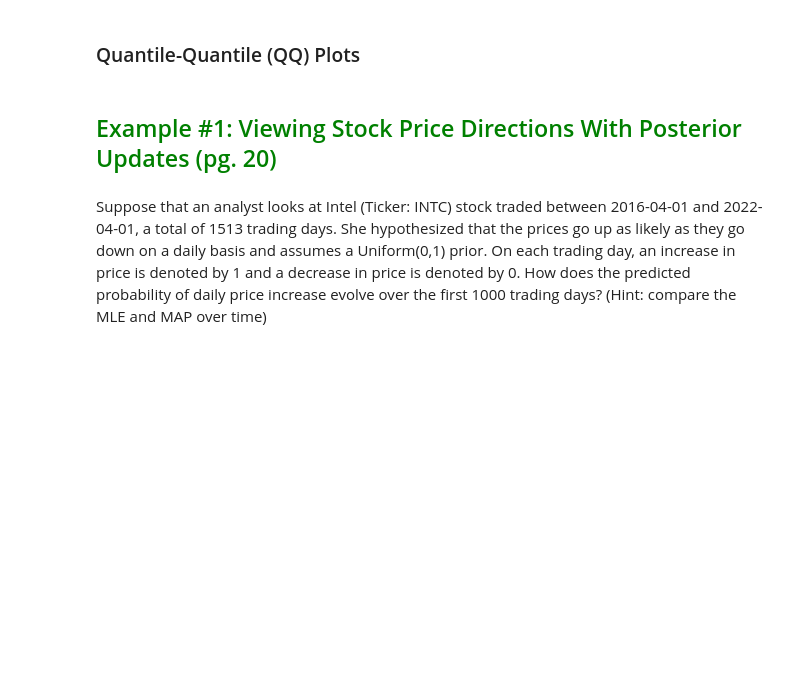
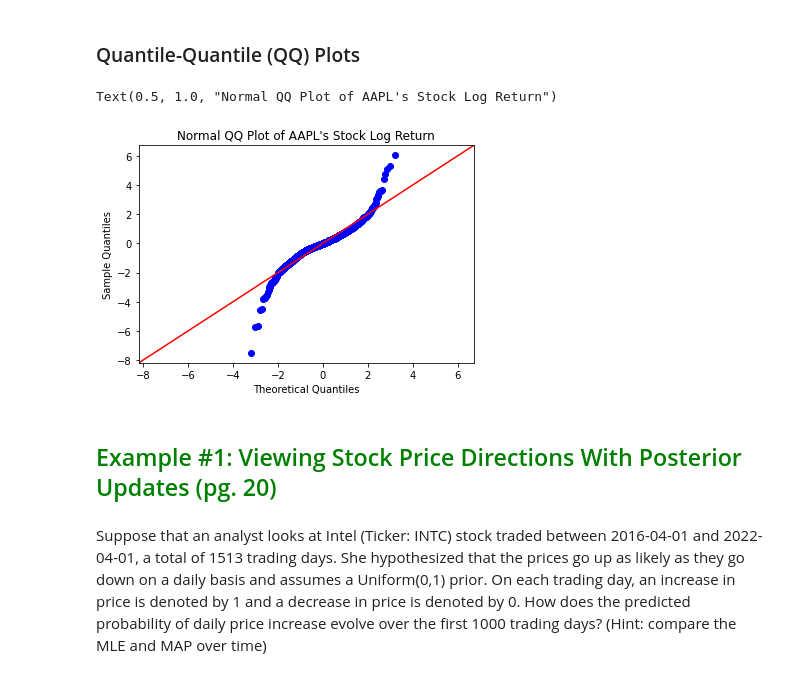
Before and after one commit to lykjohn/UChicago-Summer-Session-2022, a Jupyter notebook: Week1/Week 1 Lecture Source Code.ipynb, the cells around one changed output. Drawn from its saved outputs; the diff is of its cells as text; code cells hidden in the pictures; blank space fills up the shorter version.

```diff
--- a/Week1/Week 1 Lecture Source Code.ipynb
+++ b/Week1/Week 1 Lecture Source Code.ipynb
@@ -168,5 +206,14 @@ norm.cdf(-0.005, loc = mu, scale = sigma)
 # %% [markdown]
 <h3>Quantile-Quantile (QQ) Plots</h3>
+# %%
+# theoretical quantiles refers to the real Normal distribution
+# sample quantiles refers to our sample distribution
+import statsmodels.api as sm
+sm.qqplot(stockLogRet, stats.norm, fit=True, line='45')
+plt.title("Normal QQ Plot of " + SYMBOL + "'s Stock Log Return")
+# %% [output]
+Text(0.5, 1.0, "Normal QQ Plot of AAPL's Stock Log Return")
+[figure, added]
 # %% [markdown]
 <h2 style="color:Green;">Example #1: Viewing Stock Price Directions With Posterior Updates (pg. 20)</h2>
 # %% [markdown]
```
Also changed, not shown: parts of 11 cells of this notebook, 5 other files.
